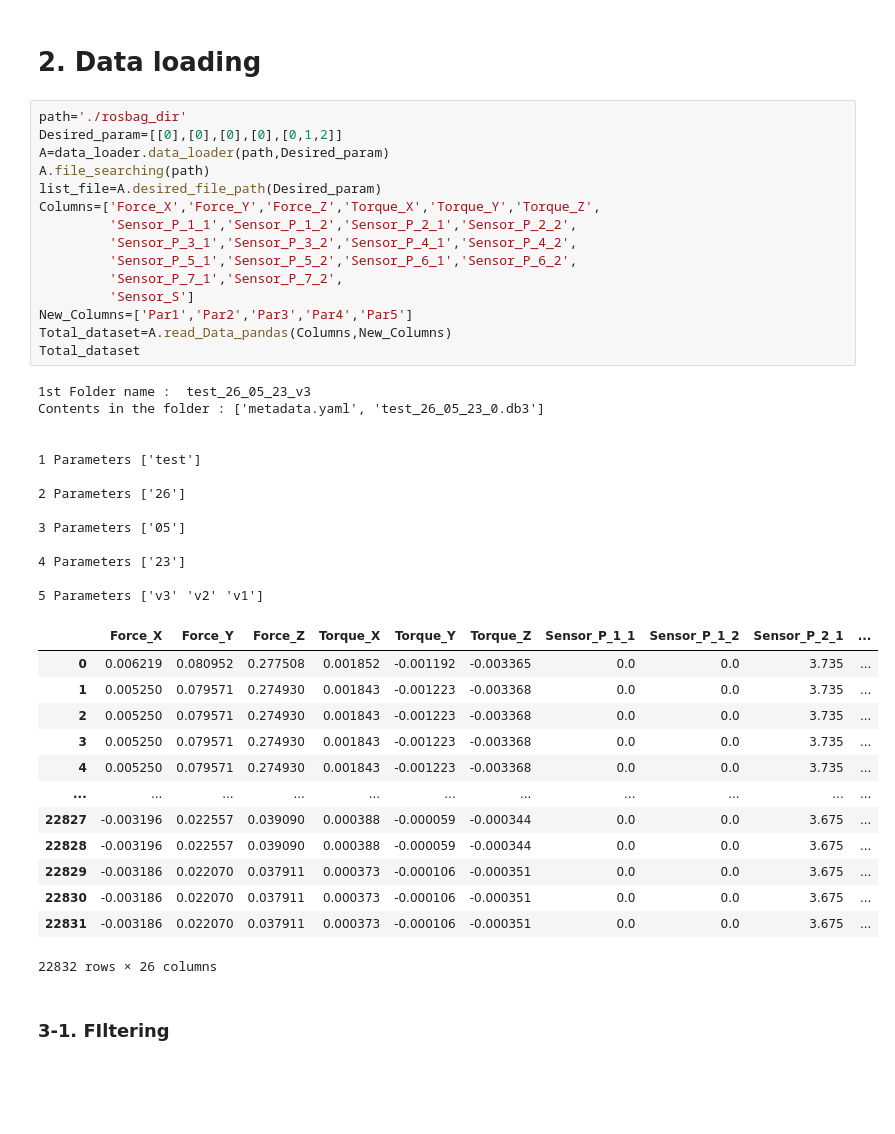
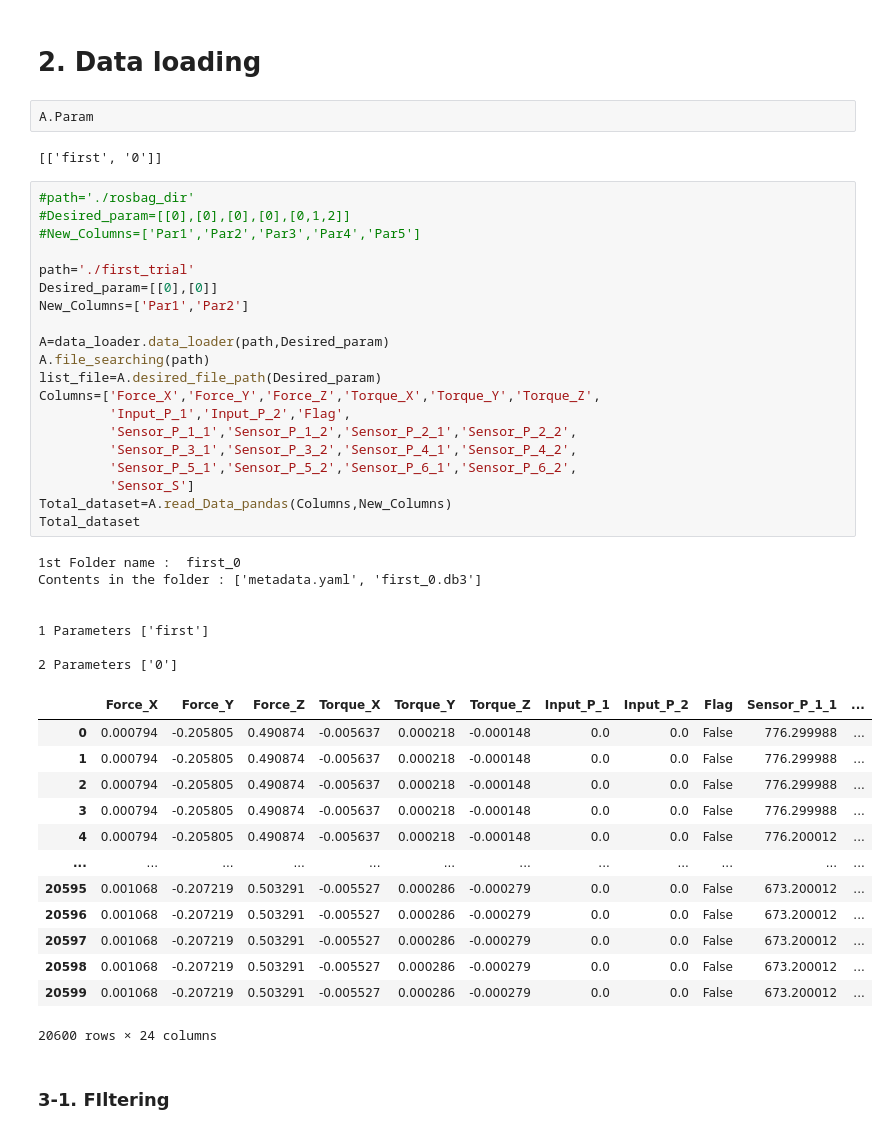
Before and after one commit to hunissweet/External_force, a Jupyter notebook: Main_Machine.ipynb, the cells around one changed output. Drawn from its saved outputs; the diff is of its cells as text; blank space fills up the shorter version.

```diff
--- a/Main_Machine.ipynb
+++ b/Main_Machine.ipynb
@@ -21,47 +22,50 @@ from ros_data_reader import Vector_set
 # %% [markdown]
 # 2. Data loading
+# %%
+A.Param
+# %% [output]
+[['first', '0']]
 # %%
-path='./rosbag_dir'
-Desired_param=[[0],[0],[0],[0],[0,1,2]]
+#path='./rosbag_dir'
+#Desired_param=[[0],[0],[0],[0],[0,1,2]]
+#New_Columns=['Par1','Par2','Par3','Par4','Par5']
+
+path='./first_trial'
+Desired_param=[[0],[0]]
+New_Columns=['Par1','Par2']
+
 A=data_loader.data_loader(path,Desired_param)
 A.file_searching(path)
 list_file=A.desired_file_path(Desired_param)
 Columns=['Force_X','Force_Y','Force_Z','Torque_X','Torque_Y','Torque_Z',
+         'Input_P_1','Input_P_2','Flag',
          'Sensor_P_1_1','Sensor_P_1_2','Sensor_P_2_1','Sensor_P_2_2',
          'Sensor_P_3_1','Sensor_P_3_2','Sensor_P_4_1','Sensor_P_4_2',
          'Sensor_P_5_1','Sensor_P_5_2','Sensor_P_6_1','Sensor_P_6_2',
-         'Sensor_P_7_1','Sensor_P_7_2',
          'Sensor_S']
-New_Columns=['Par1','Par2','Par3','Par4','Par5']
 Total_dataset=A.read_Data_pandas(Columns,New_Columns)
 Total_dataset
 # %% [output]
-1st Folder name :  test_26_05_23_v3
-Contents in the folder : ['metadata.yaml', 'test_26_05_23_0.db3']
+1st Folder name :  first_0
+Contents in the folder : ['metadata.yaml', 'first_0.db3']
 
 
-1 Parameters ['test']
+1 Parameters ['first']
 
-2 Parameters ['26']
-
-3 Parameters ['05']
-
-4 Parameters ['23']
-
-5 Parameters ['v3' 'v2' 'v1']
+2 Parameters ['0']
-|  | Force_X | Force_Y | Force_Z | Torque_X | Torque_Y | Torque_Z | Sensor_P_1_1 | Sensor_P_1_2 | Sensor_P_2_1 | ... |
-| 0 | 0.006219 | 0.080952 | 0.277508 | 0.001852 | -0.001192 | -0.003365 | 0.0 | 0.0 | 3.735 | ... |
-| 1 | 0.005250 | 0.079571 | 0.274930 | 0.001843 | -0.001223 | -0.003368 | 0.0 | 0.0 | 3.735 | ... |
-| 2 | 0.005250 | 0.079571 | 0.274930 | 0.001843 | -0.001223 | -0.003368 | 0.0 | 0.0 | 3.735 | ... |
-| 3 | 0.005250 | 0.079571 | 0.274930 | 0.001843 | -0.001223 | -0.003368 | 0.0 | 0.0 | 3.735 | ... |
-| 4 | 0.005250 | 0.079571 | 0.274930 | 0.001843 | -0.001223 | -0.003368 | 0.0 | 0.0 | 3.735 | ... |
-| ... | ... | ... | ... | ... | ... | ... | ... | ... | ... | ... |
-| 22827 | -0.003196 | 0.022557 | 0.039090 | 0.000388 | -0.000059 | -0.000344 | 0.0 | 0.0 | 3.675 | ... |
-| 22828 | -0.003196 | 0.022557 | 0.039090 | 0.000388 | -0.000059 | -0.000344 | 0.0 | 0.0 | 3.675 | ... |
-| 22829 | -0.003186 | 0.022070 | 0.037911 | 0.000373 | -0.000106 | -0.000351 | 0.0 | 0.0 | 3.675 | ... |
-| 22830 | -0.003186 | 0.022070 | 0.037911 | 0.000373 | -0.000106 | -0.000351 | 0.0 | 0.0 | 3.675 | ... |
-| 22831 | -0.003186 | 0.022070 | 0.037911 | 0.000373 | -0.000106 | -0.000351 | 0.0 | 0.0 | 3.675 | ... |
+|  | Force_X | Force_Y | Force_Z | Torque_X | Torque_Y | Torque_Z | Input_P_1 | Input_P_2 | Flag | Sensor_P_1_1 | ... |
+| 0 | 0.000794 | -0.205805 | 0.490874 | -0.005637 | 0.000218 | -0.000148 | 0.0 | 0.0 | False | 776.299988 | ... |
+| 1 | 0.000794 | -0.205805 | 0.490874 | -0.005637 | 0.000218 | -0.000148 | 0.0 | 0.0 | False | 776.299988 | ... |
+| 2 | 0.000794 | -0.205805 | 0.490874 | -0.005637 | 0.000218 | -0.000148 | 0.0 | 0.0 | False | 776.299988 | ... |
+| 3 | 0.000794 | -0.205805 | 0.490874 | -0.005637 | 0.000218 | -0.000148 | 0.0 | 0.0 | False | 776.299988 | ... |
+| 4 | 0.000794 | -0.205805 | 0.490874 | -0.005637 | 0.000218 | -0.000148 | 0.0 | 0.0 | False | 776.200012 | ... |
+| ... | ... | ... | ... | ... | ... | ... | ... | ... | ... | ... | ... |
+| 20595 | 0.001068 | -0.207219 | 0.503291 | -0.005527 | 0.000286 | -0.000279 | 0.0 | 0.0 | False | 673.200012 | ... |
+| 20596 | 0.001068 | -0.207219 | 0.503291 | -0.005527 | 0.000286 | -0.000279 | 0.0 | 0.0 | False | 673.200012 | ... |
+| 20597 | 0.001068 | -0.207219 | 0.503291 | -0.005527 | 0.000286 | -0.000279 | 0.0 | 0.0 | False | 673.200012 | ... |
+| 20598 | 0.001068 | -0.207219 | 0.503291 | -0.005527 | 0.000286 | -0.000279 | 0.0 | 0.0 | False | 673.200012 | ... |
+| 20599 | 0.001068 | -0.207219 | 0.503291 | -0.005527 | 0.000286 | -0.000279 | 0.0 | 0.0 | False | 673.200012 | ... |
-22832 rows × 26 columns
+20600 rows × 24 columns
 # %% [markdown]
 ### 3-1. FIltering
 # %%
```
Also changed, not shown: parts of 8 cells of this notebook, 5 other files.
